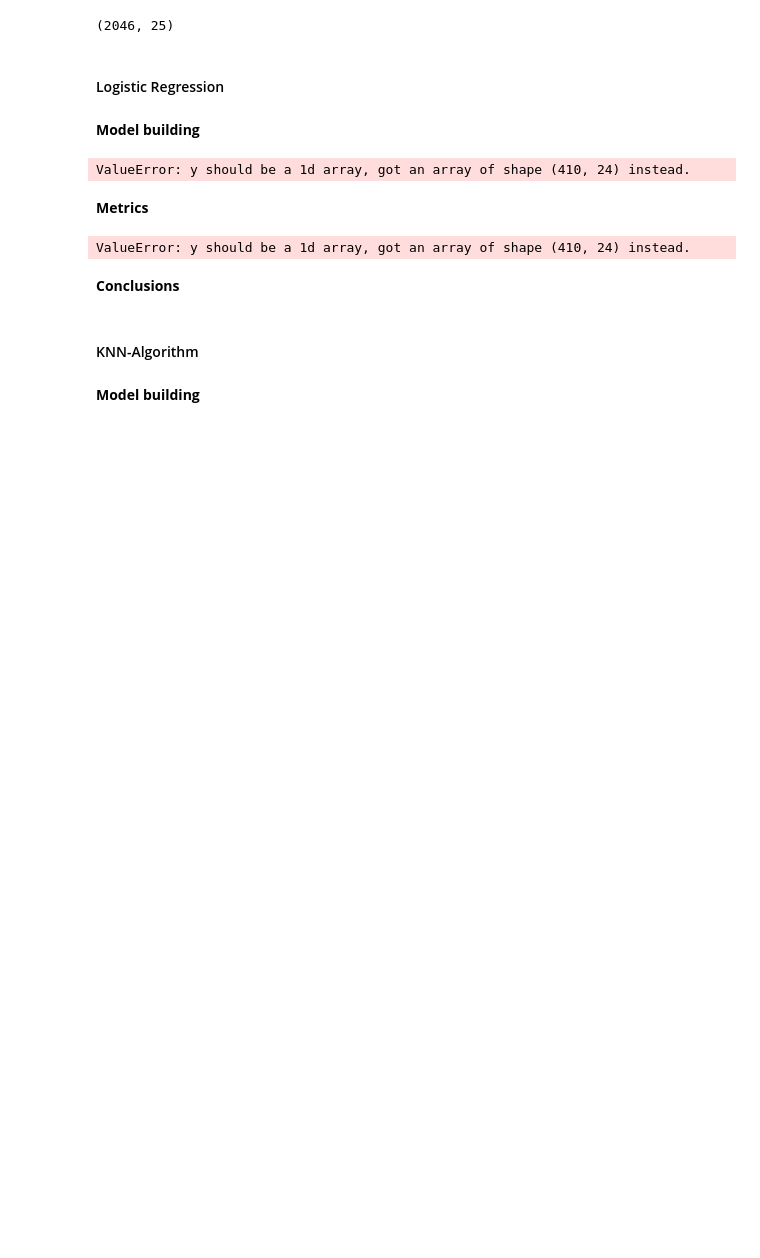
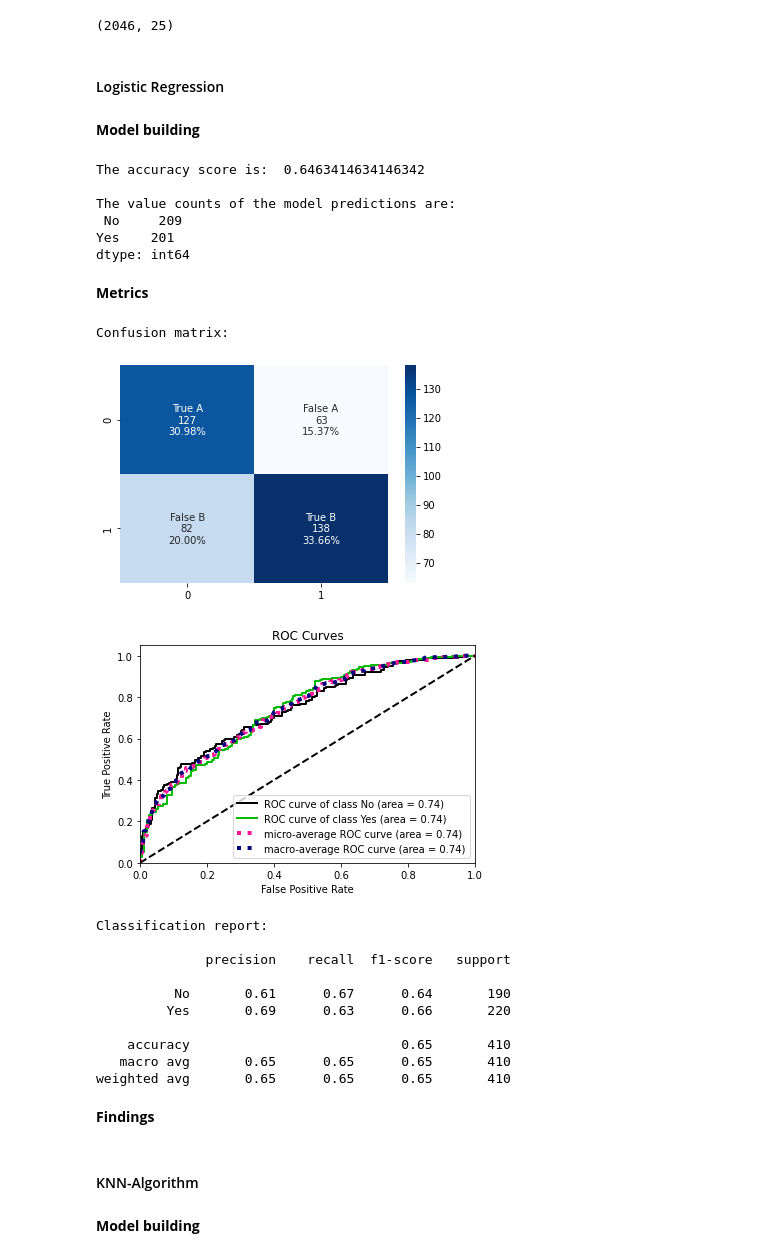
Before and after one commit to katharina-beriault/Midterm_Project_Credit-Card-Marketing_Classification, a Jupyter notebook: Python/Outcome.ipynb, the cells around one changed output. Drawn from its saved outputs; the diff is of its cells as text; code cells hidden in the pictures; blank space fills up the shorter version.

```diff
--- a/Python/Outcome.ipynb
+++ b/Python/Outcome.ipynb
@@ -1281,17 +1375,34 @@ X_train_down, X_test_down, y_train_down, y_test_down = train_test_split(X_down,
 # %% [markdown]
 **Model building**
 # %%
-classification_model(X_train_down, X_test_down, y_train_down, y_test_down, None)
+classification_model(X_train_down, y_train_down, X_test_down, y_test_down, None)
 # %% [output]
-ValueError: y should be a 1d array, got an array of shape (410, 24) instead.
+The accuracy score is:  0.6463414634146342
+
+The value counts of the model predictions are:
+ No     209
+Yes    201
+dtype: int64
 # %% [markdown]
 **Metrics**
 # %%
-metrics_classification(X_train_down, X_test_down, y_train_down, y_test_down, None)
+metrics_classification(X_train_down, y_train_down, X_test_down, y_test_down, None)
 # %% [output]
-ValueError: y should be a 1d array, got an array of shape (410, 24) instead.
+Confusion matrix:
+[figure, added]
+[figure, added]
+Classification report:
+
+              precision    recall  f1-score   support
+
+          No       0.61      0.67      0.64       190
+         Yes       0.69      0.63      0.66       220
+
+    accuracy                           0.65       410
+   macro avg       0.65      0.65      0.65       410
+weighted avg       0.65      0.65      0.65       410
 # %% [markdown]
-**Conclusions**
+**Findings**
 # %% [markdown]
 #### KNN-Algorithm
 # %% [markdown]
```
Also changed, not shown: parts of 60 cells of this notebook.
